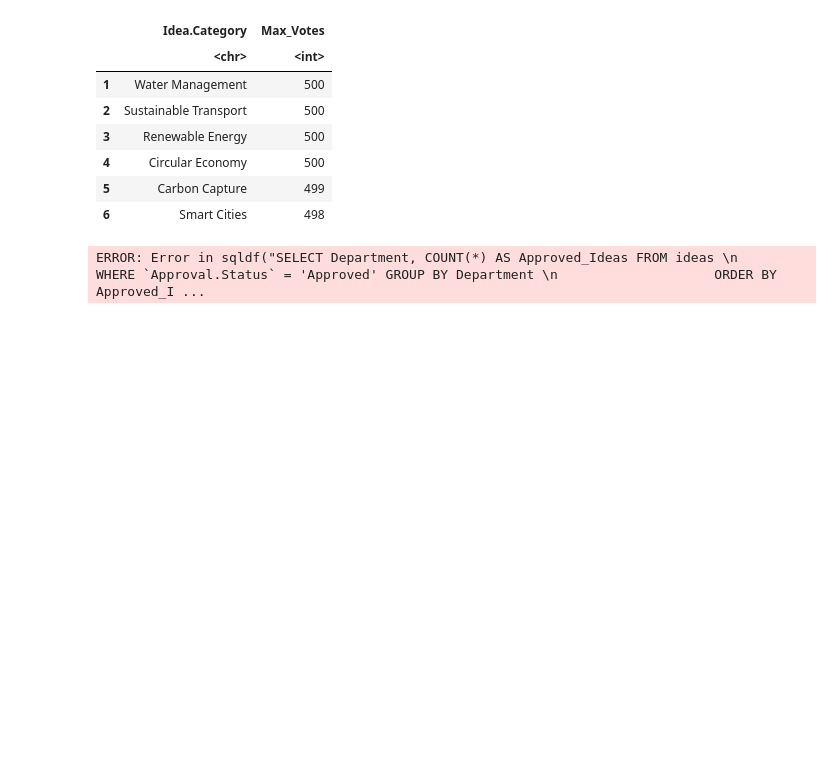
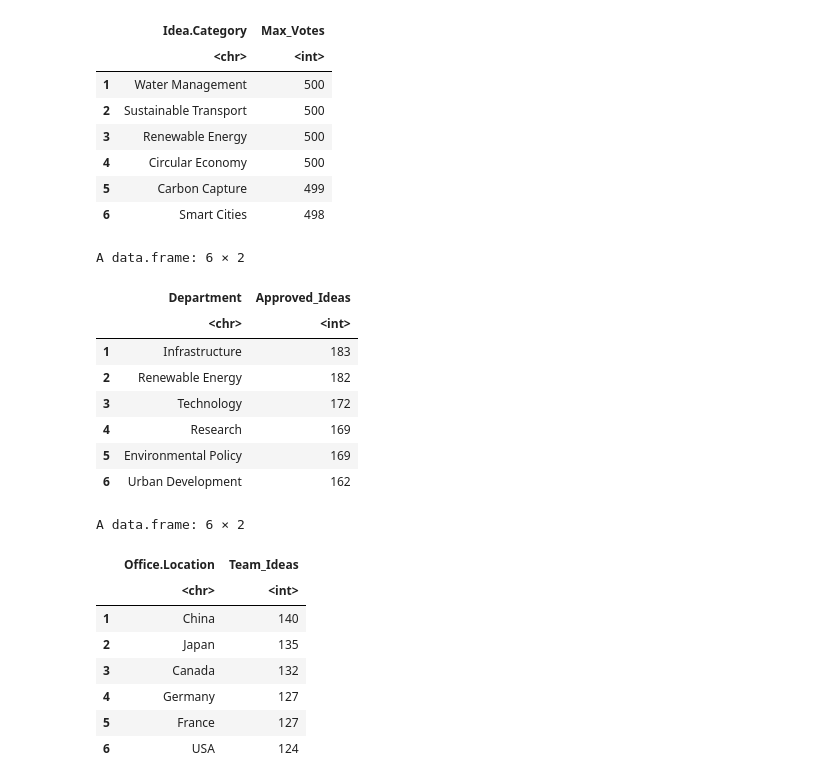
Before and after one commit to n3xtss/CourseWork, a Jupyter notebook: Section_1.ipynb, the cells around one changed output. Saved outputs shown, nothing was run; the diff lists cells and outputs as text; code cells hidden in the pictures; blank space fills up the shorter version.

```diff
--- a/Section_1.ipynb
+++ b/Section_1.ipynb
@@ -129,18 +155,37 @@ A data.frame: 6 × 2
 # %%
 #Step 4; Business Analysis
 
 # Find departments with most approved ideas
-deptVotes <- sqldf("SELECT Department, COUNT(*) AS Approved_Ideas FROM ideas
+deptVotes <- sqldf("SELECT Department, COUNT(*) AS Approved_Ideas
+                    FROM data
                     WHERE `Approval.Status` = 'Approved' GROUP BY Department
                     ORDER BY Approved_Ideas DESC")
 
 # Find top collaborating regions by number of 'Cross-Regional Team' submissions
-topCollab <- sqldf("SELECT `Office.Location`, COUNT(*) AS Team_Ideas FROM ideas
+topCollab <- sqldf("SELECT `Office.Location`, COUNT(*) AS Team_Ideas
+                    FROM data
                     WHERE `Collaboration.Status` = 'Cross-Regional Team'
                     GROUP BY `Office.Location`
                     ORDER BY Team_Ideas DESC")
 
 head(deptVotes)
 head(topCollab)
 # %% [output]
-ERROR: Error in sqldf("SELECT Department, COUNT(*) AS Approved_Ideas FROM ideas \n                    WHERE `Approval.Status` = 'Approved' GROUP BY Department \n                    ORDER BY Approved_I ...
+A data.frame: 6 × 2
+|  | Department | Approved_Ideas |
+|  | <chr> | <int> |
+| 1 | Infrastructure | 183 |
+| 2 | Renewable Energy | 182 |
+| 3 | Technology | 172 |
+| 4 | Research | 169 |
+| 5 | Environmental Policy | 169 |
+| 6 | Urban Development | 162 |
+A data.frame: 6 × 2
+|  | Office.Location | Team_Ideas |
+|  | <chr> | <int> |
+| 1 | China | 140 |
+| 2 | Japan | 135 |
+| 3 | Canada | 132 |
+| 4 | Germany | 127 |
+| 5 | France | 127 |
+| 6 | USA | 124 |
```
Also changed, not shown: parts of 6 cells of this notebook.
